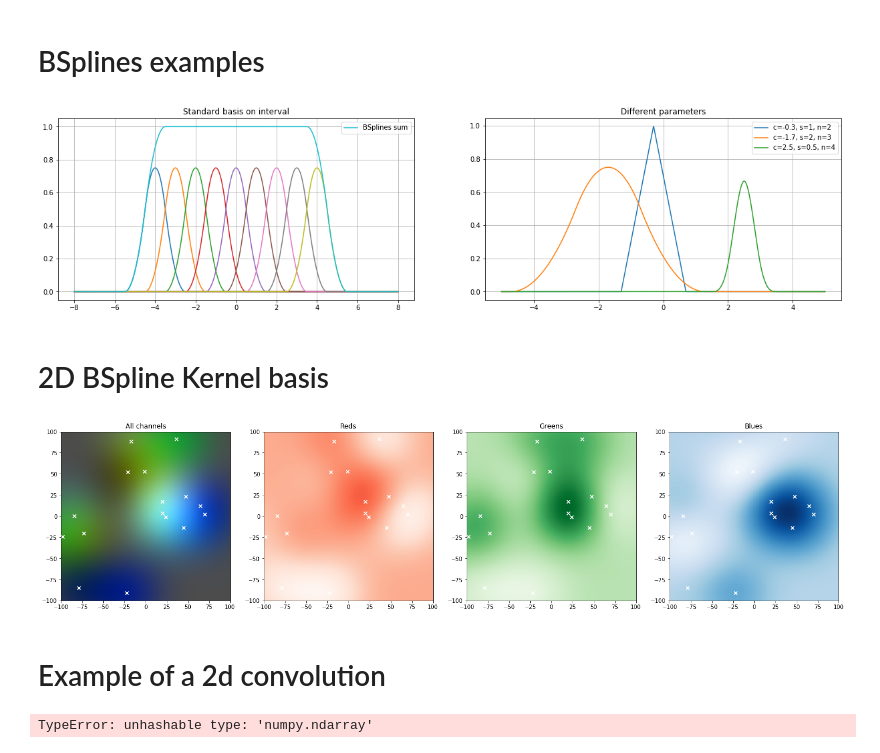
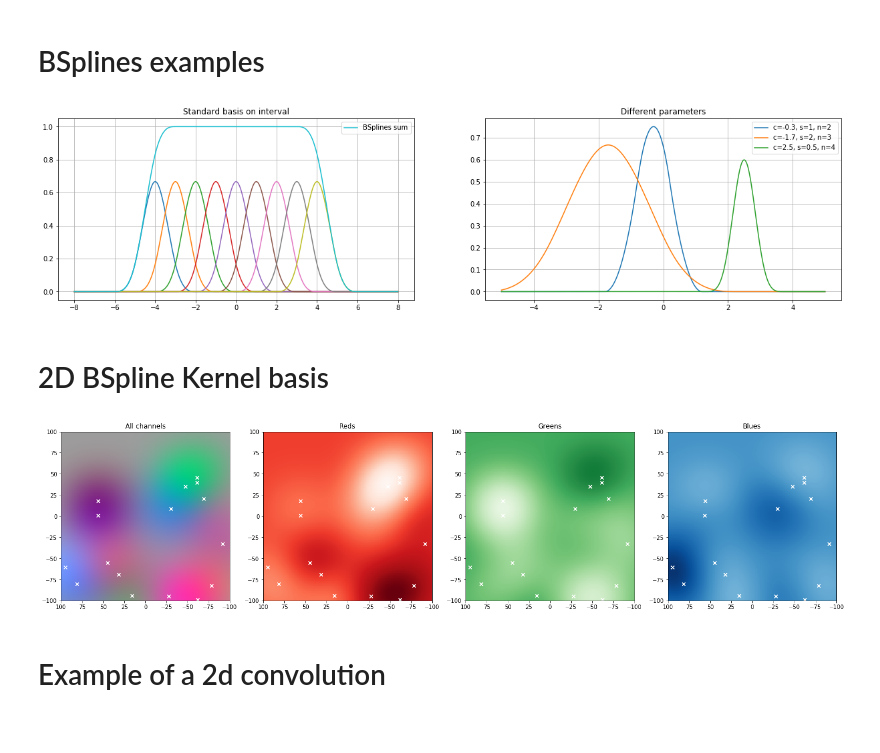
Before and after one commit to lromor/ebconv, a Jupyter notebook: examples/bsplines_and_convolutions.ipynb, the cells around one changed output. Drawn from its saved outputs; the diff is of its cells as text; code cells hidden in the pictures.

Commit message:
Refactored bsplines and kernel

```diff
--- a/examples/bsplines_and_convolutions.ipynb
+++ b/examples/bsplines_and_convolutions.ipynb
@@ -27,7 +29,7 @@ def b_splines_example():
     x = np.linspace(-8, 8, 1000)
     s = np.zeros_like(x)
     for c in np.arange(-4, 4 + 1):
-        b = BSpline.create_cardinal(c)
+        b = BSplineElement.create_cardinal(c)
         y = b(x)
         s += y
         ax1.plot(x, y)
@@ -38,7 +40,7 @@ def b_splines_example():
 
     x = np.linspace(-5, 5, 1000)
     for s, c, n in zip((1, 2, 0.5), (-0.3, -1.7, 2.5), (2, 3, 4)):
-        b = BSpline.create_cardinal(c, s, n)
+        b = BSplineElement.create_cardinal(c, s, n)
         ax2.plot(x, b(x), label=f'c={c}, s={s}, n={n}')
     ax2.grid()
     ax2.legend()
@@ -47,11 +49,11 @@ def b_splines_example():
 
 b_splines_example()
 # %% [output]
-[figure, old version]
+[figure, new version]
 # %% [markdown]
 # 2D BSpline Kernel basis
 # %%
-def bsplinekernel_example(N=16, s=48, k=4):
+def bsplinekernel_example(N=16, s=48, k=3):
     """Example of how to use the BSplineKernelBasis.
 
     This is a simple example on how to generate
@@ -59,40 +61,47 @@ def bsplinekernel_example(N=16, s=48, k=4):
     """
     # 2d interval, sample from top left to bottom right
     # in this way the value (0, 0) corresponds to (-100, 100).
     interval = np.array((100, -100, -100, 100)).reshape(2, 2)
     c = create_random_centers(interval, N)
 
-    # To test the coordinates of a single center.
-    #c = np.array((25, 25))[None, :]
     kb = CardinalBSplineKernel.create(c=c, s=s, k=k)
+    bounds = interval #kb.centered_bounds()
+    axb = bounds.flatten()
+
+    # We need to flip the axes boundaries because
+    # we want to sample from top left to bottom left
+    # and from top left to top right
+    bounds = np.flip(bounds, axis=0)
+    bounds[0, :] = np.flip(bounds[0, :])
+    bounds = bounds.T
 
     # Now we generate three sets of random weights
-
     w = np.random.rand(3, N) * 2 - 1
 
     # Generate the meshgrid
-    xx, yy = np.meshgrid(*np.linspace(*zip(*interval), 200).T)
+    np.meshgrid(*np.linspace(*bounds, 200).T)
+    xx, yy = np.meshgrid(*np.linspace(*bounds, 200).T)
 
     # Compute the linear combination of bases
     tb = kb(xx, yy)
     k = np.tensordot(w, tb, axes=1).T
     k = np.interp(k, (k.min(), k.max()), (0, 1))
 
     fig, axes = plt.subplots(1, 4, figsize=(25, 8))
     axes[0].scatter(*kb.c.T, marker='x', color='white')
-    axes[0].imshow(k, extent=(-100, 100, -100, 100))
+    axes[0].imshow(k, extent=axb)
     axes[0].set_title('All channels')
     k_channels = (k[..., 0], k[..., 1], k[..., 2])
     for ax, c, cmap in zip(axes[1:], k_channels, ('Reds', 'Greens', 'Blues')):
         ax.scatter(*kb.c.T, marker='x', color='white')
-        ax.imshow(c, extent=(-100, 100, -100, 100), cmap=cmap, vmin=0, vmax=1)
+        ax.imshow(c, extent=axb, cmap=cmap, vmin=0, vmax=1)
         ax.set_title(cmap)
     plt.show()
     return kb, w, interval
 
 kb, w, interval = bsplinekernel_example()
 # %% [output]
-[figure, old version]
+[figure, new version]
 # %% [markdown]
 # Example of a 2d convolution
 # %%
@@ -140,8 +149,6 @@ def convolutions_example(kb, w, interval):
     #plt.show()
 
 _ = convolutions_example(kb, w, interval)
-# %% [output]
-TypeError: unhashable type: 'numpy.ndarray'
 # %%
 def _compute_shifts(centers):
     shifts = {}
```
Also changed, not shown: parts of 2 cells of this notebook, 6 other files.
